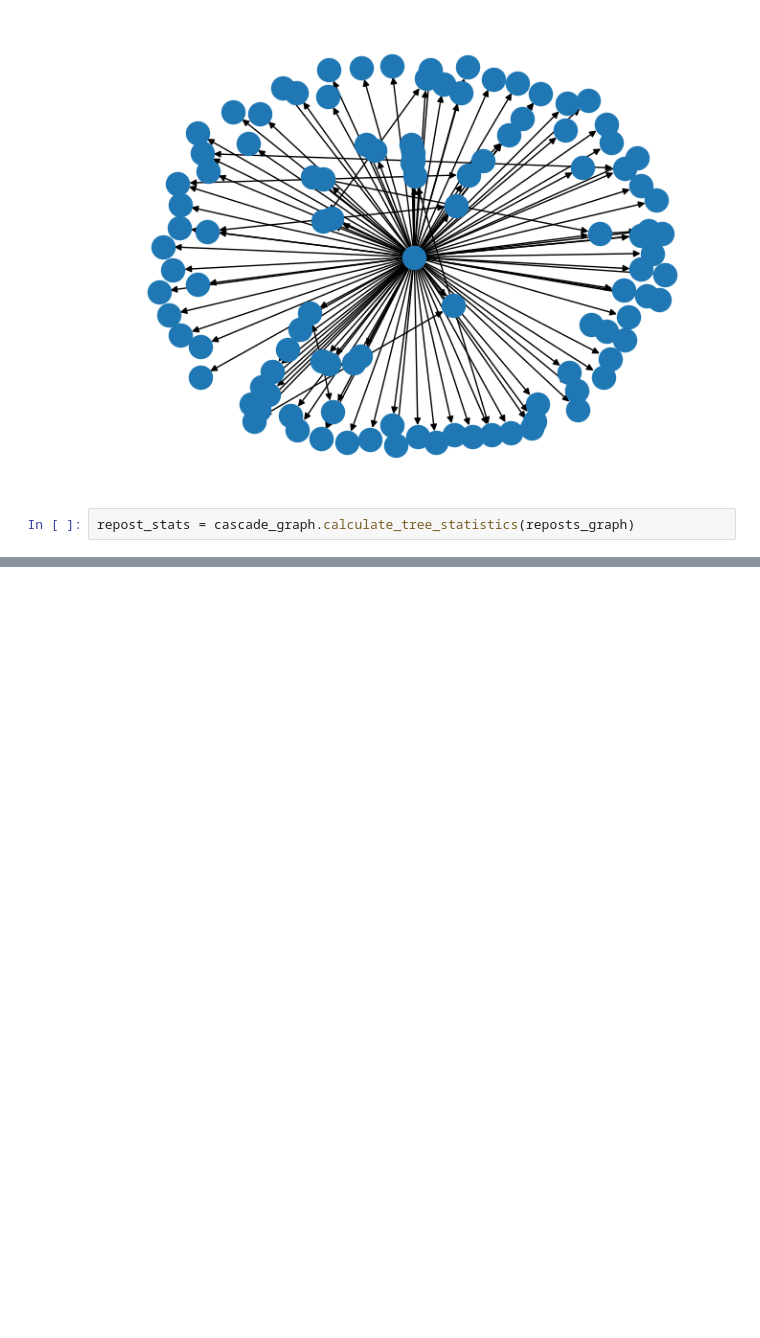
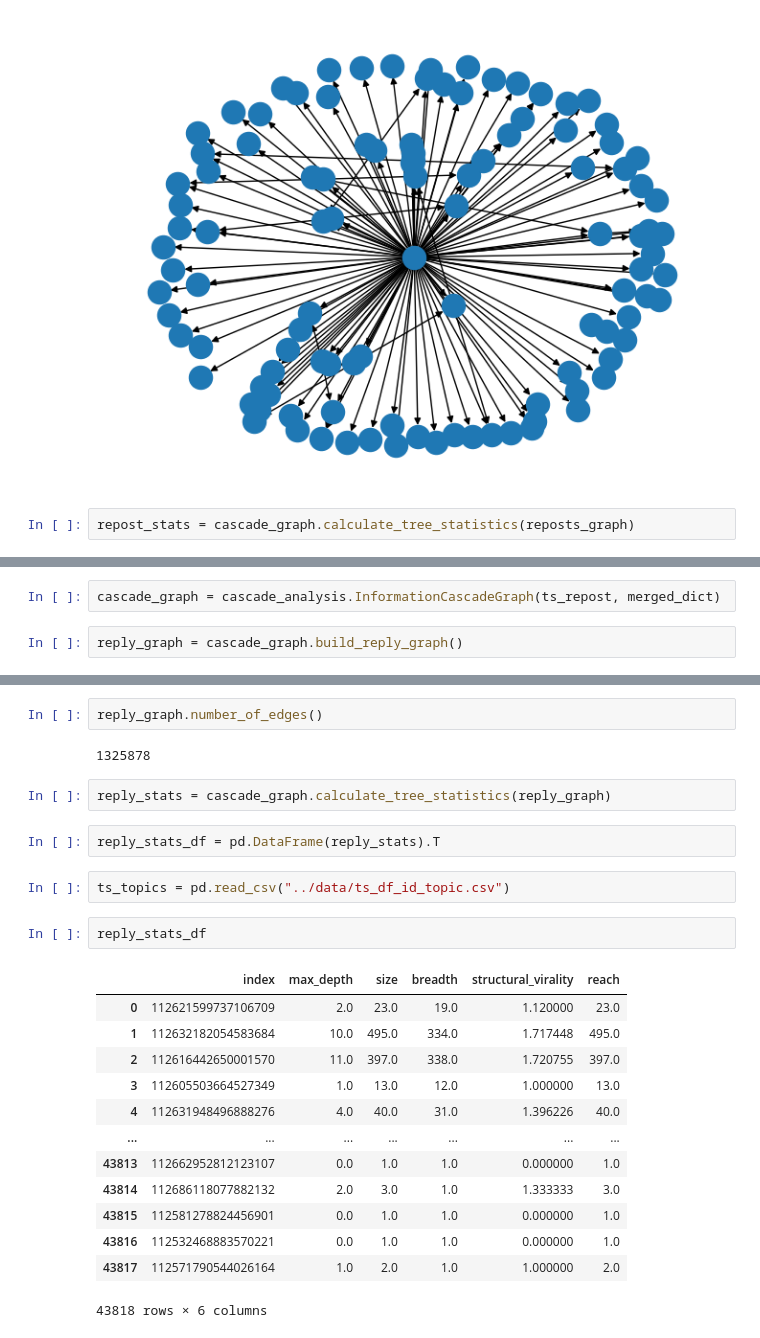
Before and after one commit to LiMaoUM/information-diffusion, a Jupyter notebook: src/analysis.ipynb, the cells around one changed output, grey strips where cells are left out. Drawn from its saved outputs; the diff is of its cells as text; blank space fills up the shorter version.

```diff
--- a/src/analysis.ipynb
+++ b/src/analysis.ipynb
@@ -466,0 +533,4 @@ len(list(trees))
+# %%
+cascade_graph = cascade_analysis.InformationCascadeGraph(ts_repost, merged_dict)
+# %%
+reply_graph = cascade_graph.build_reply_graph()
@@ -466,0 +549,26 @@ len(list(trees))
+# %%
+reply_graph.number_of_edges()
+# %% [output]
+1325878
+# %%
+reply_stats = cascade_graph.calculate_tree_statistics(reply_graph)
+# %%
+reply_stats_df = pd.DataFrame(reply_stats).T
+# %%
+ts_topics = pd.read_csv("../data/ts_df_id_topic.csv")
+# %%
+reply_stats_df
+# %% [output]
+|  | index | max_depth | size | breadth | structural_virality | reach |
+| 0 | 112621599737106709 | 2.0 | 23.0 | 19.0 | 1.120000 | 23.0 |
+| 1 | 112632182054583684 | 10.0 | 495.0 | 334.0 | 1.717448 | 495.0 |
+| 2 | 112616442650001570 | 11.0 | 397.0 | 338.0 | 1.720755 | 397.0 |
+| 3 | 112605503664527349 | 1.0 | 13.0 | 12.0 | 1.000000 | 13.0 |
+| 4 | 112631948496888276 | 4.0 | 40.0 | 31.0 | 1.396226 | 40.0 |
+| ... | ... | ... | ... | ... | ... | ... |
+| 43813 | 112662952812123107 | 0.0 | 1.0 | 1.0 | 0.000000 | 1.0 |
+| 43814 | 112686118077882132 | 2.0 | 3.0 | 1.0 | 1.333333 | 3.0 |
+| 43815 | 112581278824456901 | 0.0 | 1.0 | 1.0 | 0.000000 | 1.0 |
+| 43816 | 112532468883570221 | 0.0 | 1.0 | 1.0 | 0.000000 | 1.0 |
+| 43817 | 112571790544026164 | 1.0 | 2.0 | 1.0 | 1.000000 | 2.0 |
+43818 rows × 6 columns
```
Also changed, not shown: parts of 39 cells of this notebook, 2 other files.
